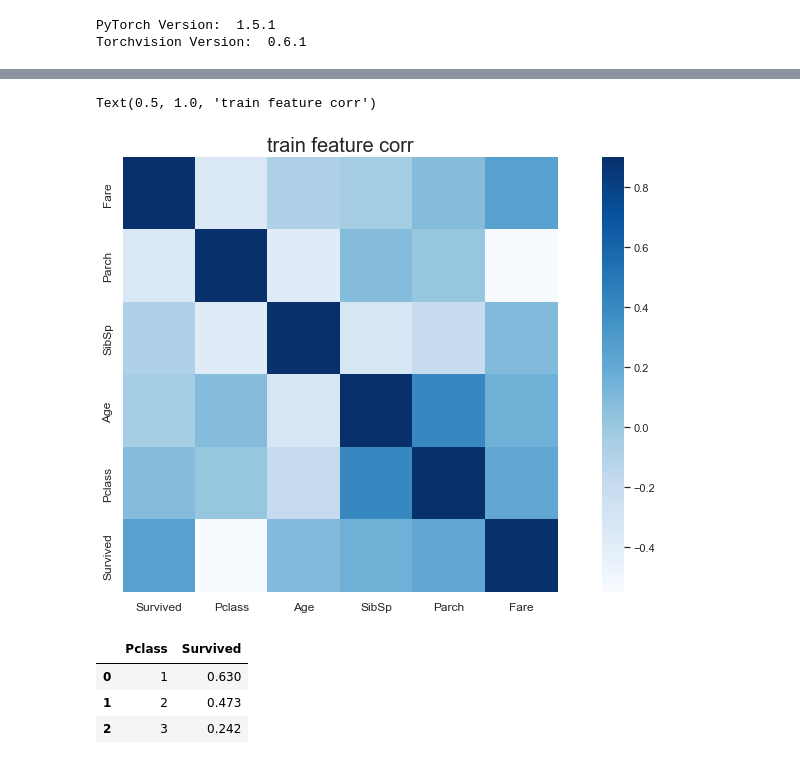
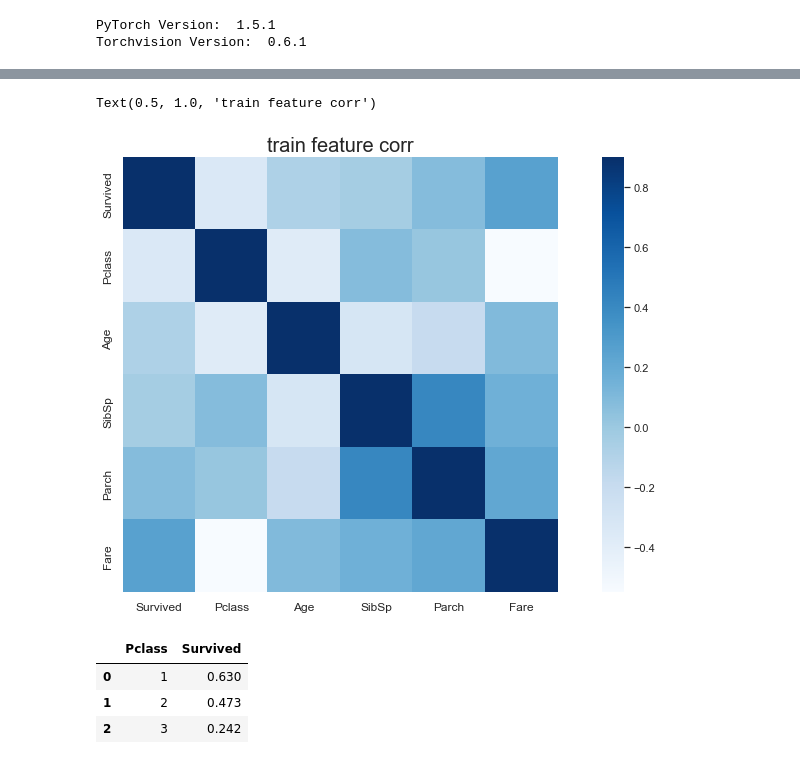
Before and after one commit to morpheus9631/titanic, a Jupyter notebook: ipynb/EDA_v3.02.ipynb, the cells around one changed output, grey strips where cells are left out. Saved outputs shown, nothing was run; the diff lists cells and outputs as text; code cells hidden in the pictures.

```diff
--- a/ipynb/EDA_v3.02.ipynb
+++ b/ipynb/EDA_v3.02.ipynb
@@ -84,22 +84,22 @@ display(df_train.describe())
 # %%
 sns.set(context="paper", font="monospace")
 sns.set(style="white")
 
 font_size = 12
 
 f, ax = plt.subplots(figsize=(16, 8))
 train_corr = df_train.drop('PassengerId', axis=1).corr()
 sns.heatmap(train_corr, ax=ax, vmax=.9, square=True, cmap="Blues")
 
 ax.set_xticklabels(train_corr.index, size=font_size)
 
 # va = verticalalignment, ha = horizontalalignment
-ax.set_yticklabels(train_corr.columns[::-1], size=font_size, va='center')
+ax.set_yticklabels(train_corr.columns, size=font_size, va='center')
 
 ax.set_title('train feature corr', fontsize=20)
 # %% [output]
 Text(0.5, 1.0, 'train feature corr')
-[figure, old version]
+[figure, new version]
 # %%
 # Observed the relationship between surviced and Pclass
 col_idx = 'Pclass'
```
Also changed, not shown: parts of 6 cells of this notebook.
